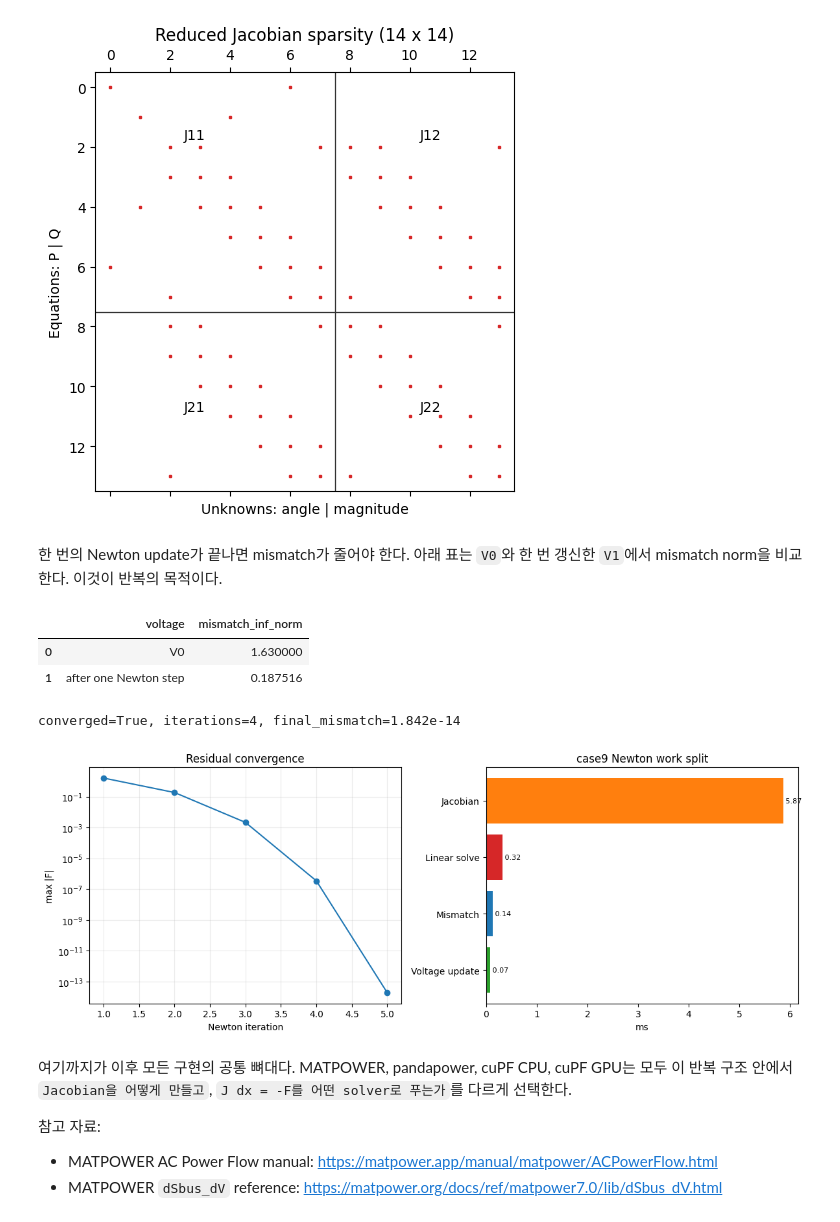
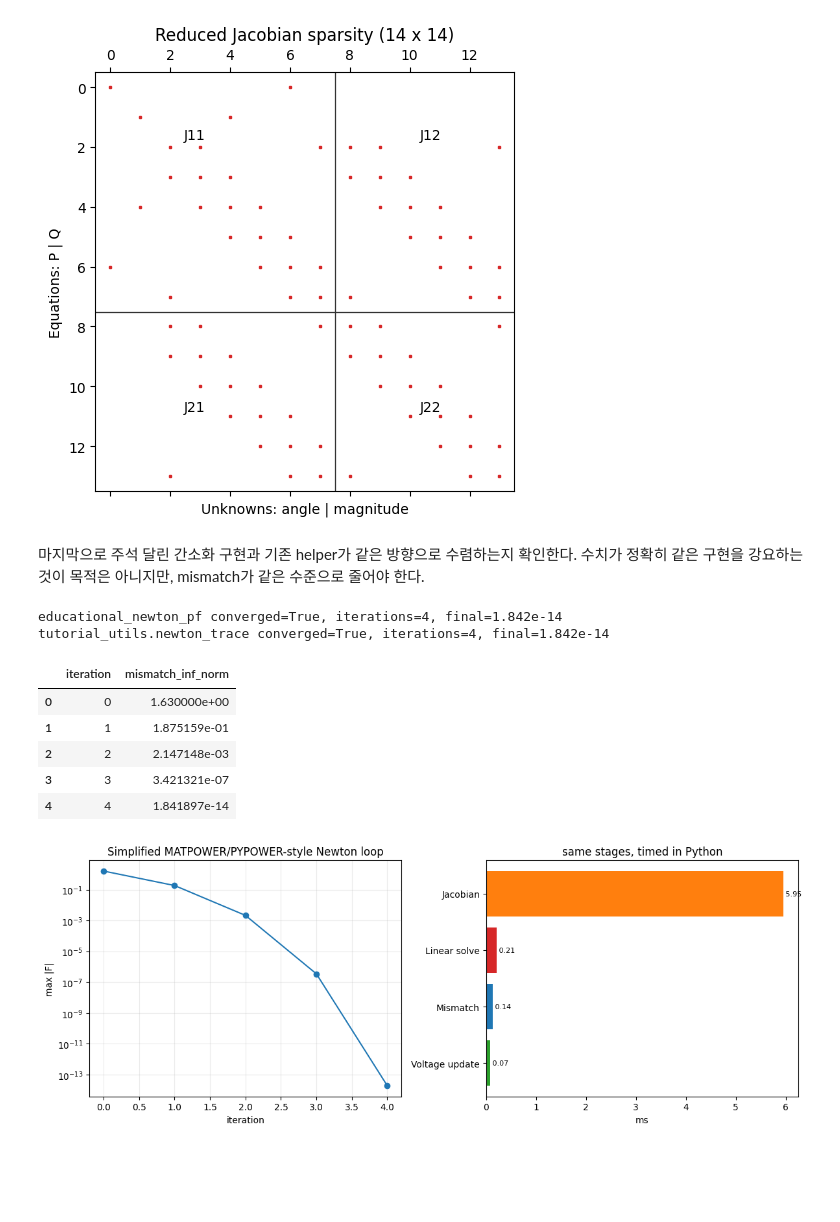
Before and after one commit to qubeenyoung/gpu-powerflow, a Jupyter notebook: python/tutorial/02_newton_raphson_and_jacobian.ipynb, the cells around one changed output. Drawn from its saved outputs; the diff is of its cells as text; code cells hidden in the pictures; blank space fills up the shorter version.

```diff
--- a/python/tutorial/02_newton_raphson_and_jacobian.ipynb
+++ b/python/tutorial/02_newton_raphson_and_jacobian.ipynb
@@ -121,31 +207,29 @@ plt.tight_layout()
 | 2 | J21 = dQ/dVa | 6 | 8 | Q at PQ | Va at PV+PQ |
 | 3 | J22 = dQ/dVm | 6 | 6 | Q at PQ | Vm at PQ |
 [figure]
-# %% [markdown]
-한 번의 Newton update가 끝나면 mismatch가 줄어야 한다. 아래 표는 `V0`와 한 번 갱신한 `V1`에서 mismatch norm을 비교한다. 이것이 반복의 목적이다.
-# %%
-s0 = tu.power_flow_snapshot(case, step.voltage)
-s1 = tu.power_flow_snapshot(case, step.next_voltage)
-display(pd.DataFrame([
-    {'voltage': 'V0', 'mismatch_inf_norm': np.linalg.norm(s0.mismatch_reduced, np.inf)},
-    {'voltage': 'after one Newton step', 'mismatch_inf_norm': np.linalg.norm(s1.mismatch_reduced, np.inf)},
-]).round(10))
-trace = tu.newton_trace(case, tolerance=1e-8, max_iter=50)
-print(f"converged={trace.converged}, iterations={trace.iterations}, final_mismatch={trace.final_mismatch:.3e}")
-fig, axes = plt.subplots(1, 2, figsize=(12, 4.6))
-tu.plot_newton_convergence(trace, axes[0])
-tu.plot_stage_timing(trace.stage_totals_ms, axes[1], 'case9 Newton work split')
-plt.tight_layout()
-# %% [output]
-|  | voltage | mismatch_inf_norm |
-| 0 | V0 | 1.630000 |
-| 1 | after one Newton step | 0.187516 |
-converged=True, iterations=4, final_mismatch=1.842e-14
-[figure, removed]
-# %% [markdown]
-여기까지가 이후 모든 구현의 공통 뼈대다. MATPOWER, pandapower, cuPF CPU, cuPF GPU는 모두 이 반복 구조 안에서 `Jacobian을 어떻게 만들고`, `J dx = -F를 어떤 solver로 푸는가`를 다르게 선택한다.
-
-참고 자료:
-
-- MATPOWER AC Power Flow manual: https://matpower.app/manual/matpower/ACPowerFlow.html
-- MATPOWER `dSbus_dV` reference: https://matpower.org/docs/ref/matpower7.0/lib/dSbus_dV.html
+# %% [markdown]
+마지막으로 주석 달린 간소화 구현과 기존 helper가 같은 방향으로 수렴하는지 확인한다. 수치가 정확히 같은 구현을 강요하는 것이 목적은 아니지만, mismatch가 같은 수준으로 줄어야 한다.
+# %%
+V_simple, simple_trace, converged = educational_newton_pf(case, tol=1e-8, max_it=20)
+trace = tu.newton_trace(case, tolerance=1e-8, max_iter=20)
+print(f"educational_newton_pf converged={converged}, iterations={len(simple_trace) - 1}, final={simple_trace['mismatch_inf_norm'].iloc[-1]:.3e}")
+print(f"tutorial_utils.newton_trace converged={trace.converged}, iterations={trace.iterations}, final={trace.final_mismatch:.3e}")
+display(simple_trace)
+fig, axes = plt.subplots(1, 2, figsize=(12, 4.6))
+axes[0].semilogy(simple_trace['iteration'], simple_trace['mismatch_inf_norm'], marker='o')
+axes[0].set_title('Simplified MATPOWER/PYPOWER-style Newton loop')
+axes[0].set_xlabel('iteration')
+axes[0].set_ylabel('max |F|')
+axes[0].grid(True, which='both', alpha=0.25)
+tu.plot_stage_timing(trace.stage_totals_ms, axes[1], 'same stages, timed in Python')
+plt.tight_layout()
+# %% [output]
+educational_newton_pf converged=True, iterations=4, final=1.842e-14
+tutorial_utils.newton_trace converged=True, iterations=4, final=1.842e-14
+|  | iteration | mismatch_inf_norm |
+| 0 | 0 | 1.630000e+00 |
+| 1 | 1 | 1.875159e-01 |
+| 2 | 2 | 2.147148e-03 |
+| 3 | 3 | 3.421321e-07 |
+| 4 | 4 | 1.841897e-14 |
+[figure, added]
```
Also changed, not shown: parts of 11 cells of this notebook.
